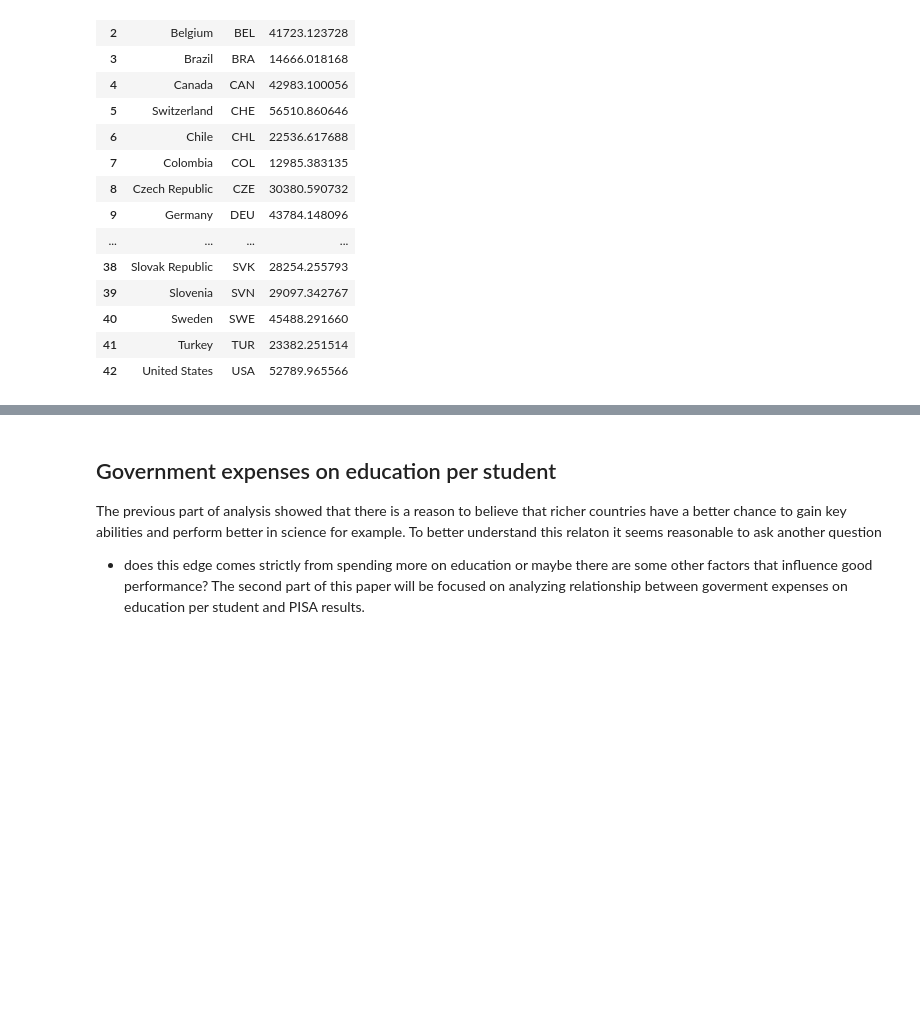
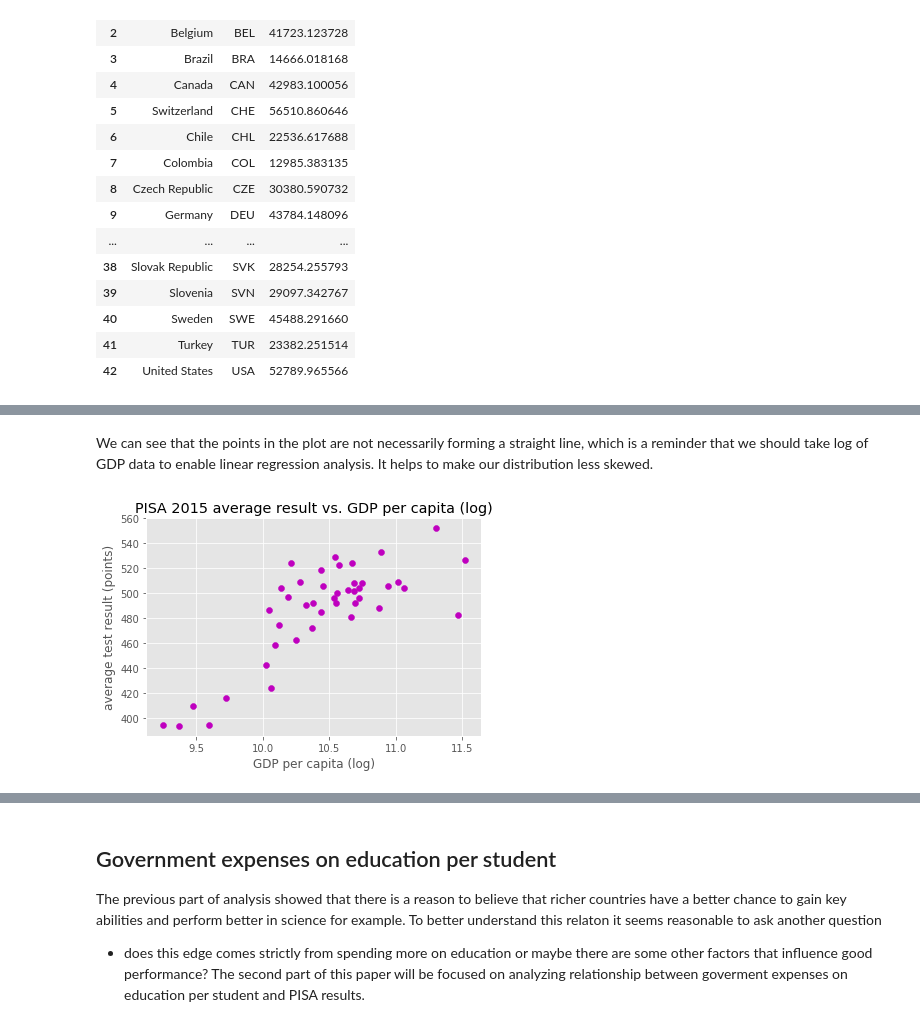
Before and after one commit to mklajnerok/PISA, a Jupyter notebook: notebooks/pisa_project_part1.ipynb, the cells around one changed output, grey strips where cells are left out. Cells and saved outputs as stored; diff of their text form; code cells hidden in the pictures; blank space fills up the shorter version.

```diff
--- a/notebooks/pisa_project_part1.ipynb
+++ b/notebooks/pisa_project_part1.ipynb
@@ -390,0 +369,22 @@ rename_col(pisa_ave_gdp_ppp_log, {'gdp_ppp': 'gdp_ppp_log'})
+# %% [markdown]
+We can see that the points in the plot are not necessarily forming a straight line, which is a reminder that we should take log of GDP data to enable linear regression analysis. It helps to make our distribution less skewed.
+# %%
+def take_log(df_data, columns):
+    """Create a copy of df_data and take log of values from columns
+    :param df_data: data frame
+    :param columns: list of strings"""
+    log_data = df_data.copy()
+    for i in columns:
+        log_data[i] = np.log(log_data[i])
+        rename_columns(log_data, {i: str(i) + '_log'})
+    return log_data
+
+#take log from GDP values
+pisa_ave_gdp_ppp_log = take_log(pisa_ave_gdp_ppp, ['gdp_ppp'])
+
+#plot with GDP log
+plot_ave_gdp_ppp_log = show_scatterplot(pisa_ave_gdp_ppp_log, ['gdp_ppp_log', 'ave_result'], 'm',
+                                        'PISA 2015 average result vs. GDP per capita (log)', 'GDP per capita (log)',
+                                    'average test result (points)')
+# %% [output]
+[figure, added]
```
Also changed, not shown: parts of 18 cells of this notebook, 9 other files.
